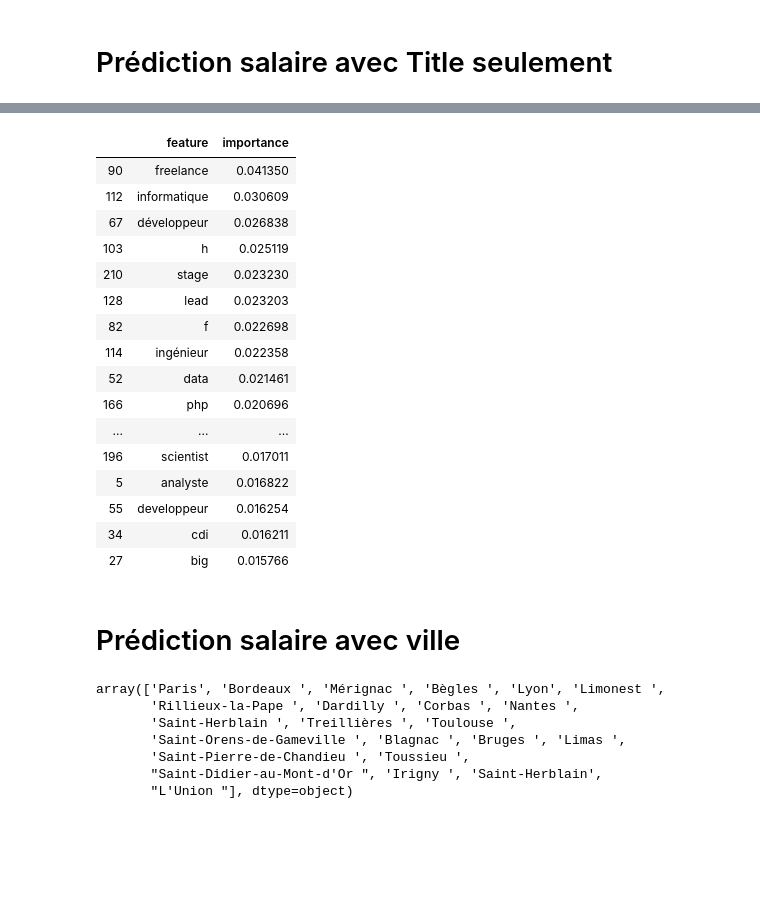
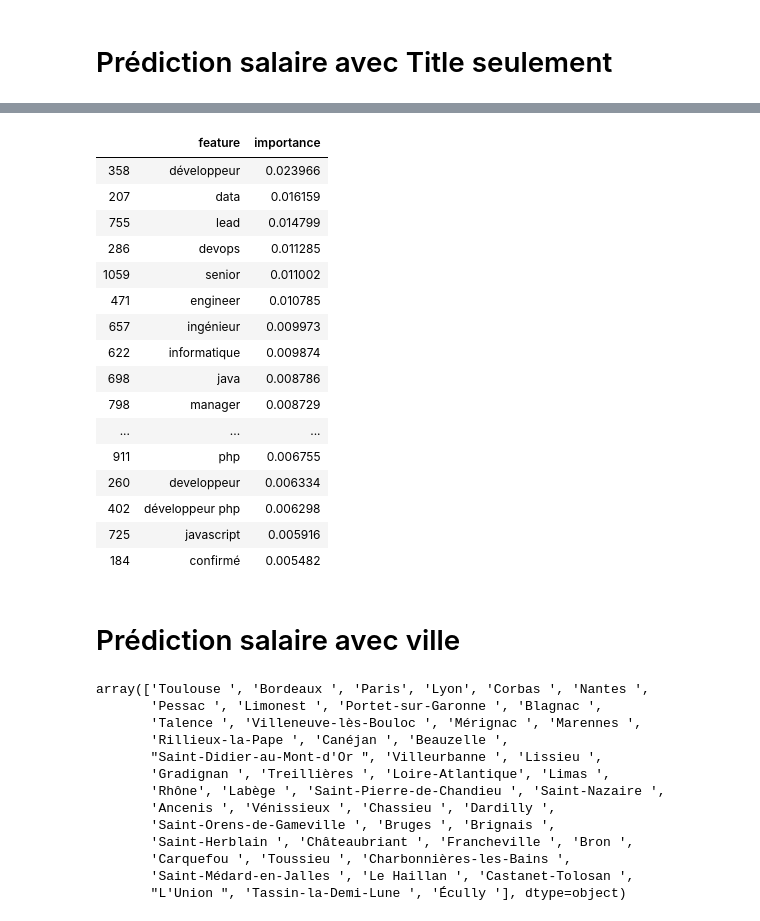
Before and after one commit to Biolfa/PROJET-ML---INDEED, a Jupyter notebook: pre_processing.ipynb, the cells around one changed output, grey strips where cells are left out. Saved outputs shown, nothing was run; the diff lists cells and outputs as text; code cells hidden in the pictures; blank space fills up the shorter version.

```diff
--- a/pre_processing.ipynb
+++ b/pre_processing.ipynb
@@ -598,6 +598,5 @@ feature_importances.sort_values('importance', ascending=False).head(40)
 # %% [markdown]
 # Prédiction salaire avec Title seulement
 # %%
-X_title = df_salary.Title.str.replace("\n"," ").str.replace("/"," ")
-y = df_salary.salary_label
+X_title = df_annually.Title.str.replace("\n"," ").str.replace("/"," ")
 # %%
@@ -638,3 +638,4 @@ cv2.get_feature_names()
 # %%
-X_title_trans = pd.DataFrame(cv2.transform(X_title).todense(), columns=cv2.get_feature_names())
-X_title_trans
+X_title_trans = cv2.transform(X_title)
+#X_title_trans = pd.DataFrame(cv2.transform(X_title).todense(), columns=cv2.get_feature_names())
+#X_title_trans
@@ -676,8 +645,8 @@ dtype: int64
 # %%
-X_train2, X_test2, y_train2, y_test2 = train_test_split(np.asmatrix(X_title_trans), y, test_size=0.3, random_state=10, stratify=y)
+X_train2, X_test2, y_train2, y_test2 = train_test_split(X_title_trans, y, test_size=0.3, random_state=10, stratify=y)
 
 
-rfc = RandomForestClassifier(300, random_state=0)
+rfc = RandomForestClassifier(50, random_state=0)
 rfc.fit(X_train2, y_train2)
 
 rfc.score(X_test2,y_test2)
@@ -706,37 +655,43 @@ array([0.        , 0.0005223 , 0.00239038, 0.0025603 , 0.00859124,
 # %%
 feature_importances = pd.DataFrame(rfc.feature_importances_,
-                                   index = X_title_trans.columns).reset_index()
+                                   index = cv2.get_feature_names()).reset_index()
 feature_importances.columns = ['feature', 'importance']
 
 feature_importances.sort_values('importance', ascending=False).head(20)
 # %% [output]
 |  | feature | importance |
-| 90 | freelance | 0.041350 |
-| 112 | informatique | 0.030609 |
-| 67 | développeur | 0.026838 |
-| 103 | h | 0.025119 |
-| 210 | stage | 0.023230 |
-| 128 | lead | 0.023203 |
-| 82 | f | 0.022698 |
-| 114 | ingénieur | 0.022358 |
-| 52 | data | 0.021461 |
-| 166 | php | 0.020696 |
+| 358 | développeur | 0.023966 |
+| 207 | data | 0.016159 |
+| 755 | lead | 0.014799 |
+| 286 | devops | 0.011285 |
+| 1059 | senior | 0.011002 |
+| 471 | engineer | 0.010785 |
+| 657 | ingénieur | 0.009973 |
+| 622 | informatique | 0.009874 |
+| 698 | java | 0.008786 |
+| 798 | manager | 0.008729 |
 | ... | ... | ... |
-| 196 | scientist | 0.017011 |
-| 5 | analyste | 0.016822 |
-| 55 | developpeur | 0.016254 |
-| 34 | cdi | 0.016211 |
-| 27 | big | 0.015766 |
+| 911 | php | 0.006755 |
+| 260 | developpeur | 0.006334 |
+| 402 | développeur php | 0.006298 |
+| 725 | javascript | 0.005916 |
+| 184 | confirmé | 0.005482 |
 # %% [markdown]
 # Prédiction salaire avec ville
 # %%
-df_salary.city.unique()
+df_annually.city.unique()
 # %% [output]
-array(['Paris', 'Bordeaux ', 'Mérignac ', 'Bègles ', 'Lyon', 'Limonest ',
-       'Rillieux-la-Pape ', 'Dardilly ', 'Corbas ', 'Nantes ',
-       'Saint-Herblain ', 'Treillières ', 'Toulouse ',
-       'Saint-Orens-de-Gameville ', 'Blagnac ', 'Bruges ', 'Limas ',
-       'Saint-Pierre-de-Chandieu ', 'Toussieu ',
-       "Saint-Didier-au-Mont-d'Or ", 'Irigny ', 'Saint-Herblain',
-       "L'Union "], dtype=object)
+array(['Toulouse ', 'Bordeaux ', 'Paris', 'Lyon', 'Corbas ', 'Nantes ',
+       'Pessac ', 'Limonest ', 'Portet-sur-Garonne ', 'Blagnac ',
+       'Talence ', 'Villeneuve-lès-Bouloc ', 'Mérignac ', 'Marennes ',
+       'Rillieux-la-Pape ', 'Canéjan ', 'Beauzelle ',
+       "Saint-Didier-au-Mont-d'Or ", 'Villeurbanne ', 'Lissieu ',
+       'Gradignan ', 'Treillières ', 'Loire-Atlantique', 'Limas ',
+       'Rhône', 'Labège ', 'Saint-Pierre-de-Chandieu ', 'Saint-Nazaire ',
+       'Ancenis ', 'Vénissieux ', 'Chassieu ', 'Dardilly ',
+       'Saint-Orens-de-Gameville ', 'Bruges ', 'Brignais ',
+       'Saint-Herblain ', 'Châteaubriant ', 'Francheville ', 'Bron ',
+       'Carquefou ', 'Toussieu ', 'Charbonnières-les-Bains ',
+       'Saint-Médard-en-Jalles ', 'Le Haillan ', 'Castanet-Tolosan ',
+       "L'Union ", 'Tassin-la-Demi-Lune ', 'Écully '], dtype=object)
 # %%
```
Also changed, not shown: parts of 21 cells of this notebook, 1 other file.
